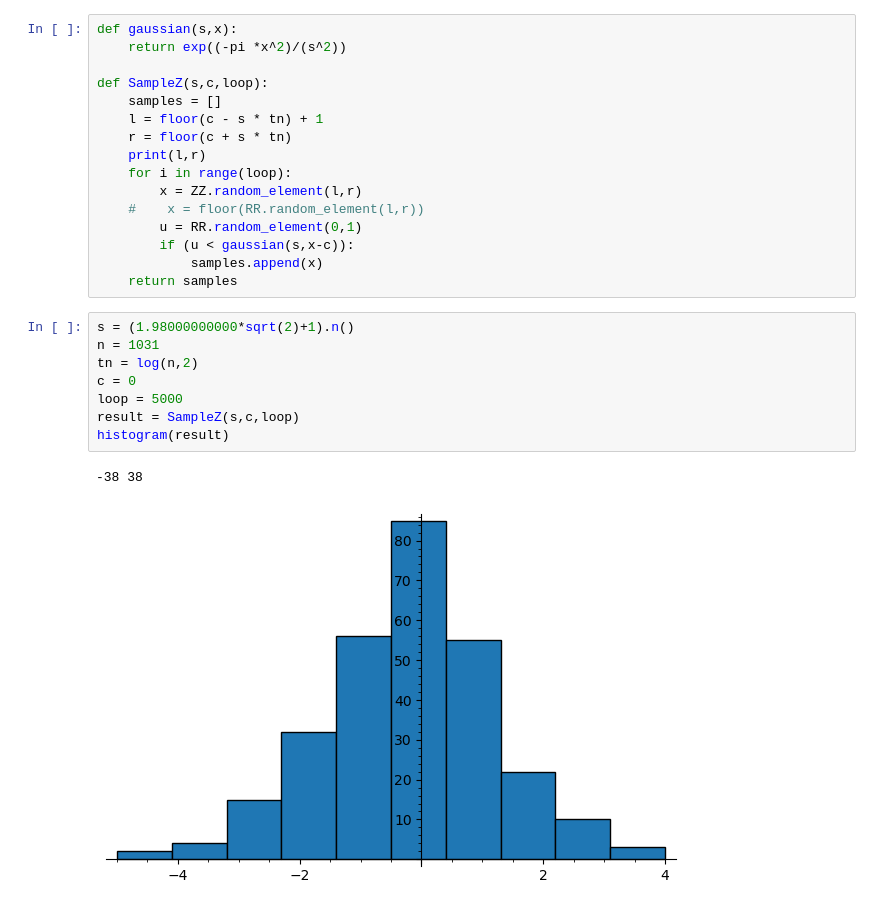
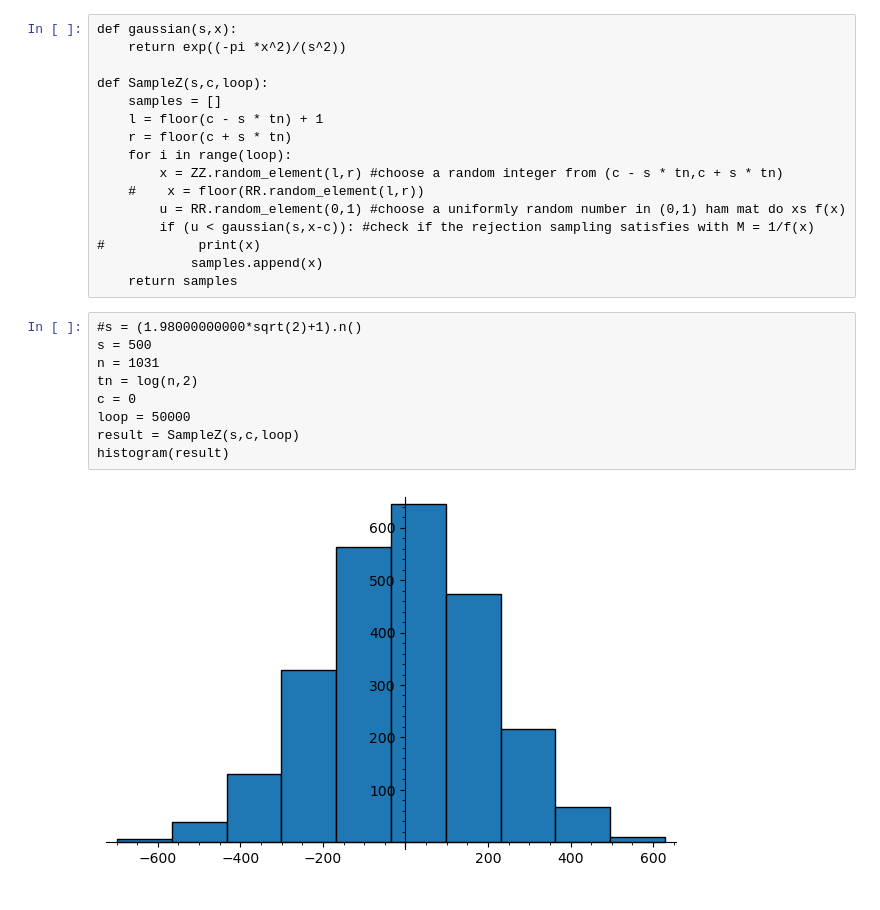
Before and after one commit to thuytruc1121/Lattice-based-Cryptography-Algorithms, a Jupyter notebook: SampleZ-sagemath.ipynb, the cells around one changed output. Saved outputs shown, nothing was run; the diff lists cells and outputs as text.

```diff
--- a/SampleZ-sagemath.ipynb
+++ b/SampleZ-sagemath.ipynb
@@ -6,22 +6,22 @@ def SampleZ(s,c,loop):
     samples = []
     l = floor(c - s * tn) + 1
     r = floor(c + s * tn)
-    print(l,r)
     for i in range(loop):
-        x = ZZ.random_element(l,r)
+        x = ZZ.random_element(l,r) #choose a random integer from (c - s * tn,c + s * tn)
     #    x = floor(RR.random_element(l,r))
-        u = RR.random_element(0,1)
-        if (u < gaussian(s,x-c)):
+        u = RR.random_element(0,1) #choose a uniformly random number in (0,1) ham mat do xs f(x)
+        if (u < gaussian(s,x-c)): #check if the rejection sampling satisfies with M = 1/f(x)
+#            print(x)
             samples.append(x)
     return samples
 # %%
-s = (1.98000000000*sqrt(2)+1).n()
+#s = (1.98000000000*sqrt(2)+1).n()
+s = 500
 n = 1031
 tn = log(n,2)
 c = 0
-loop = 5000
+loop = 50000
 result = SampleZ(s,c,loop)
 histogram(result)
 # %% [output]
--38 38
-[figure, old version]
+[figure, new version]
```
Also changed, not shown: parts of 2 cells of this notebook.
